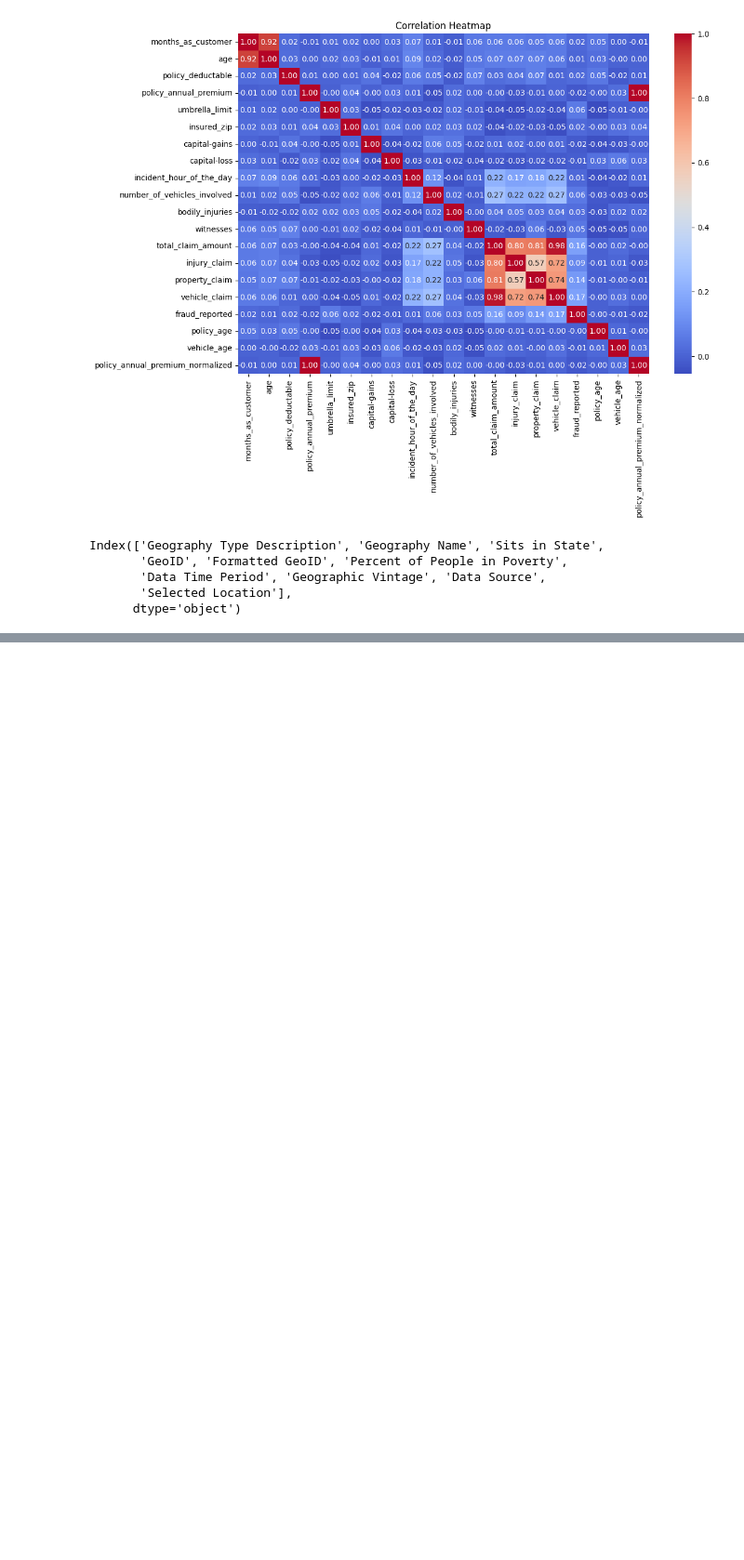
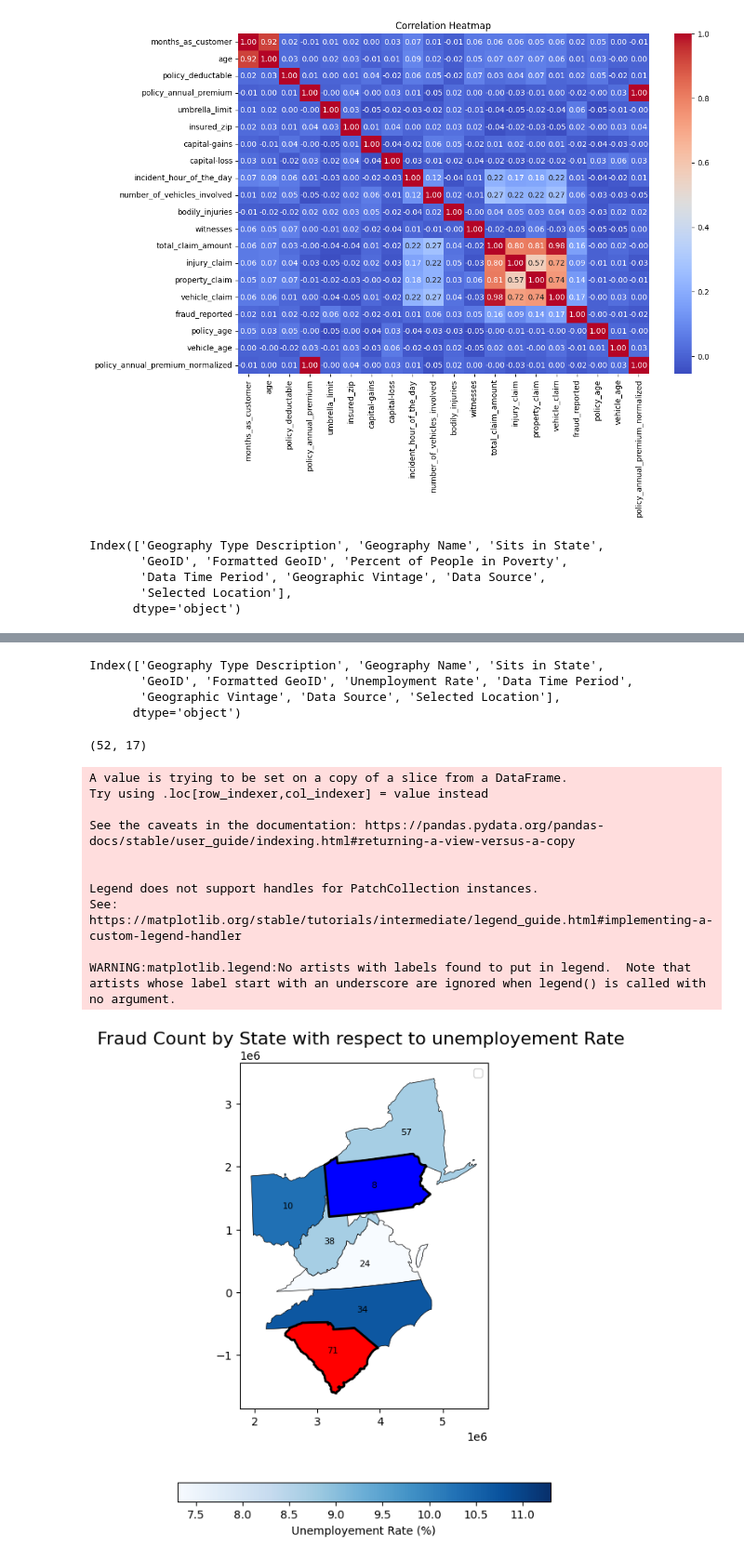
Before and after one commit to HarshGujarathi7/Data-Science-in-Finance--Independent-Study, a Jupyter notebook: Insurance_claim.ipynb, the cells around one changed output, grey strips where cells are left out. Shown at 93% size. Saved outputs shown, nothing was run; the diff lists cells and outputs as text; code cells hidden in the pictures; blank space fills up the shorter version.

```diff
--- a/Insurance_claim.ipynb
+++ b/Insurance_claim.ipynb
@@ -436,0 +488,63 @@ fraud_counts = insurance_fraud.groupby('incident_state')['fraud_reported'].sum()
+# %%
+unemployement_rate.columns
+# %% [output]
+Index(['Geography Type Description', 'Geography Name', 'Sits in State',
+       'GeoID', 'Formatted GeoID', 'Unemployment Rate', 'Data Time Period',
+       'Geographic Vintage', 'Data Source', 'Selected Location'],
+      dtype='object')
+# %%
+merged_unemployement_usashp=  usa_shp.merge(unemployement_rate, left_on='State Abbrev',right_on = 'Sits in State', how='left')
+# %%
+merged_unemployement_usashp.shape
+# %% [output]
+(52, 17)
+# %%
+merged_unemp_fraud = merged_unemployement_usashp.merge(fraud_counts, left_on='State Abbrev', right_on='incident_state', how='left')
+# %%
+selected_states = ['NC', 'NY', 'OH', 'PA', 'SC', 'VA', 'WV']
+filtered_gdf = merged_unemp_fraud[merged_unemp_fraud['State Abbrev'].isin(selected_states)]
+
+filtered_gdf['centroid'] = filtered_gdf.geometry.centroid
+
+fig, ax = plt.subplots(1, figsize=(6, 8))
+
+filtered_gdf.plot(ax=ax, column='Unemployment Rate', cmap='Blues', edgecolor='black', linewidth=0.5,
+                  legend=True, legend_kwds={'label': "Unemployement Rate (%)", 'orientation': "horizontal"})
+
+highest_fraud_state = filtered_gdf.loc[filtered_gdf['Fraud Count'].idxmax()]
+lowest_fraud_state = filtered_gdf.loc[filtered_gdf['Fraud Count'].idxmin()]
+
+filtered_gdf[filtered_gdf['State Abbrev'] == highest_fraud_state['State Abbrev']].plot(ax=ax,
+                                                                                       color='red',
+                                                                                       edgecolor='black',
+                                                                                       linewidth=2,
+                                                                                       label='Highest Fraud Count')
+filtered_gdf[filtered_gdf['State Abbrev'] == lowest_fraud_state['State Abbrev']].plot(ax=ax,
+                                                                                       color='blue',
+                                                                                       edgecolor='black',
+                                                                                       linewidth=2,
+                                                                                       label='Lowest Fraud Count')
+
+
+for idx, row in filtered_gdf.iterrows():
+    if row['centroid'] is not None:
+        ax.text(row['centroid'].x, row['centroid'].y, str(int(row['Fraud Count'])),
+                fontsize=8, ha='center', va='center', color='black')
+
+
+ax.set_title('Fraud Count by State with respect to unemployement Rate ', fontsize=16)
+ax.legend()
+
+plt.show()
+# %% [output]
+A value is trying to be set on a copy of a slice from a DataFrame.
+Try using .loc[row_indexer,col_indexer] = value instead
+
+See the caveats in the documentation: https://pandas.pydata.org/pandas-docs/stable/user_guide/indexing.html#returning-a-view-versus-a-copy
+
+
+Legend does not support handles for PatchCollection instances.
+See: https://matplotlib.org/stable/tutorials/intermediate/legend_guide.html#implementing-a-custom-legend-handler
+
+WARNING:matplotlib.legend:No artists with labels found to put in legend.  Note that artists whose label start with an underscore are ignored when legend() is called with no argument.
+[figure, added]
```
Also changed, not shown: parts of 17 cells of this notebook.
